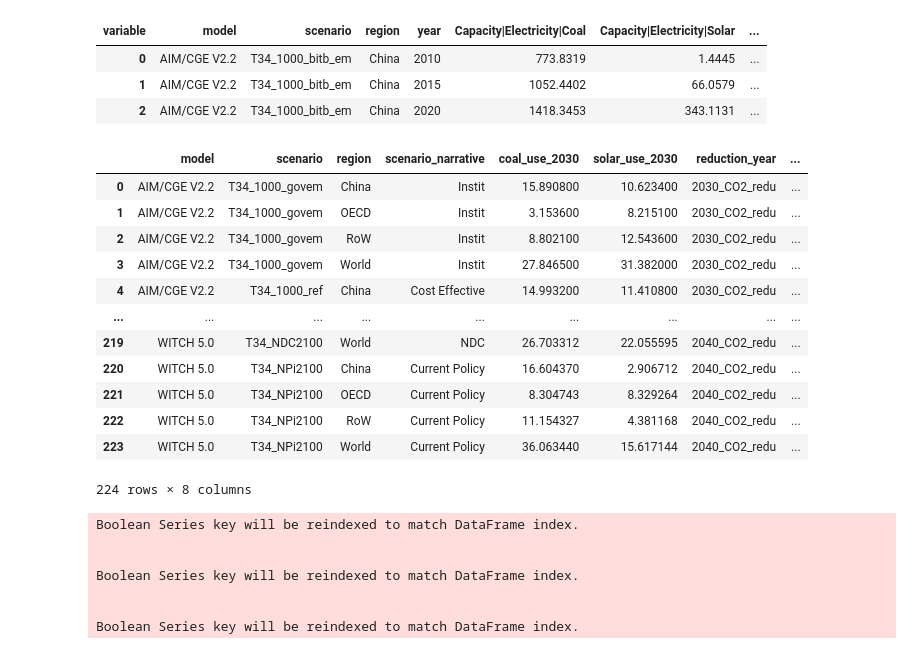
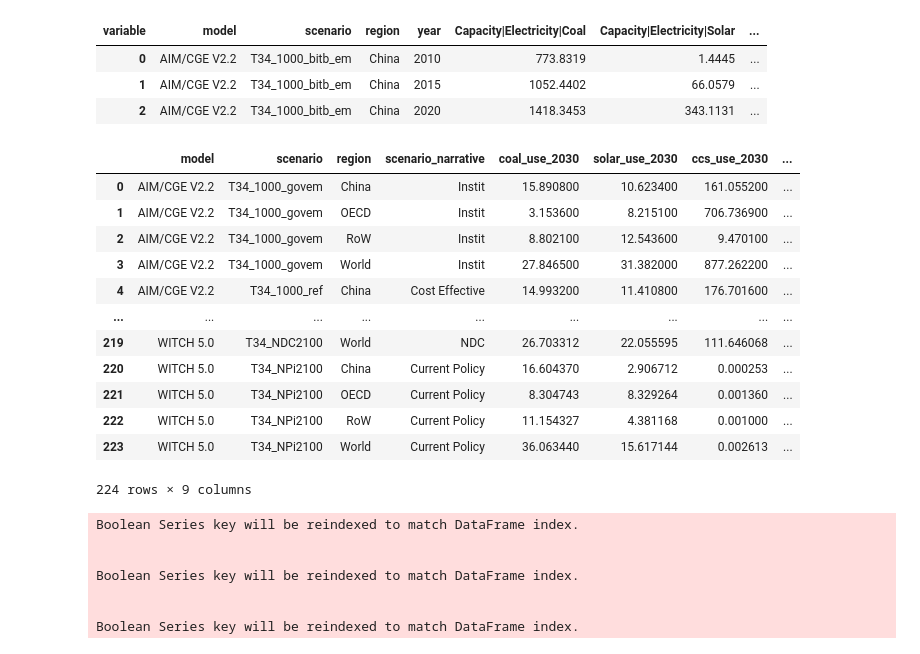
Before and after one commit to zyankarli/Feasibility_Tool, a Jupyter notebook: Tryout_Book.ipynb, the cells around one changed output. Cells and saved outputs as stored; diff of their text form; code cells hidden in the pictures.

```diff
--- a/Tryout_Book.ipynb
+++ b/Tryout_Book.ipynb
@@ -182,46 +182,53 @@ df.head(3)
 # %%
 #filter
 to_plot_df = df[(df['year'].isin([2020, 2030, 2040])) & (df["scenario"].isin(["T34_1000_ref", "T34_1000_govem","T34_NPi2100","T34_NDC2100"]))]
 
 #calculate reductions
 reductions_df = to_plot_df[["model", "scenario", "scenario_narrative", "region", 'year', "Emissions|CO2"]]
 reductions_df = pd.pivot(data=reductions_df, index=reductions_df.drop(['year', "Emissions|CO2"], axis=1).columns, columns = 'year', values = 'Emissions|CO2').reset_index()
 reductions_df["2030_CO2_redu"] = ( (reductions_df[2030] - reductions_df[2020]) / reductions_df[2020]) * -1 #multiplied with -1 to have positive values
 reductions_df["2040_CO2_redu"] = ((reductions_df[2040] - reductions_df[2020]) / reductions_df[2020]) * -1
 reductions_df.drop([2020, 2030, 2040], axis=1, inplace=True)
 
 #calculate capacities/usage for 2030
 coal_use_2030 = pd.pivot(data=to_plot_df, index=['model','scenario', 'region'], columns = 'year', values = 'Secondary Energy|Electricity|Coal').reset_index()[['model', 'scenario', 'region', 2030]]
 coal_use_2030.rename(columns={2030:"coal_use_2030"}, inplace=True)
 
 solar_use_2030 = pd.pivot(data=to_plot_df, index=['model','scenario', 'region'], columns = 'year', values = 'Secondary Energy|Electricity|Solar').reset_index()[['model', 'scenario', 'region', 2030]]
 solar_use_2030.rename(columns={2030:"solar_use_2030"}, inplace=True)
 
+ccs_use_2030 = pd.pivot(data=to_plot_df, index=['model','scenario', 'region'], columns = 'year', values = 'Carbon Sequestration|CCS').reset_index()[['model', 'scenario', 'region', 2030]]
+ccs_use_2030.rename(columns={2030:"ccs_use_2030"}, inplace=True) #unit 	Mt CO2/yr
+
+
+
 #merge
 to_plot_df = pd.merge(left=reductions_df, right=coal_use_2030, on=["model", "scenario", "region"])
 to_plot_df = pd.merge(left=to_plot_df, right=solar_use_2030, on=["model", "scenario", "region"])
+to_plot_df = pd.merge(left=to_plot_df, right=ccs_use_2030, on=["model", "scenario", "region"])
+
 
 # #make CO2 reduction longer for plotting purposes
 #reduce data
-to_plot_df = pd.melt(to_plot_df, id_vars=["model", 'scenario', 'region', 'scenario_narrative', 'coal_use_2030','solar_use_2030'],
+to_plot_df = pd.melt(to_plot_df, id_vars=["model", 'scenario', 'region', 'scenario_narrative', 'coal_use_2030','solar_use_2030', 'ccs_use_2030'],
                     value_vars=["2030_CO2_redu", "2040_CO2_redu"],
                     var_name='reduction_year', value_name='reduction_value')
 #TODO: Note: COFFEE doesn't have govem scenario
 to_plot_df
 # %% [output]
-|  | model | scenario | region | scenario_narrative | coal_use_2030 | solar_use_2030 | reduction_year | ... |
-| 0 | AIM/CGE V2.2 | T34_1000_govem | China | Instit | 15.890800 | 10.623400 | 2030_CO2_redu | ... |
-| 1 | AIM/CGE V2.2 | T34_1000_govem | OECD | Instit | 3.153600 | 8.215100 | 2030_CO2_redu | ... |
-| 2 | AIM/CGE V2.2 | T34_1000_govem | RoW | Instit | 8.802100 | 12.543600 | 2030_CO2_redu | ... |
-| 3 | AIM/CGE V2.2 | T34_1000_govem | World | Instit | 27.846500 | 31.382000 | 2030_CO2_redu | ... |
-| 4 | AIM/CGE V2.2 | T34_1000_ref | China | Cost Effective | 14.993200 | 11.410800 | 2030_CO2_redu | ... |
+|  | model | scenario | region | scenario_narrative | coal_use_2030 | solar_use_2030 | ccs_use_2030 | ... |
+| 0 | AIM/CGE V2.2 | T34_1000_govem | China | Instit | 15.890800 | 10.623400 | 161.055200 | ... |
+| 1 | AIM/CGE V2.2 | T34_1000_govem | OECD | Instit | 3.153600 | 8.215100 | 706.736900 | ... |
+| 2 | AIM/CGE V2.2 | T34_1000_govem | RoW | Instit | 8.802100 | 12.543600 | 9.470100 | ... |
+| 3 | AIM/CGE V2.2 | T34_1000_govem | World | Instit | 27.846500 | 31.382000 | 877.262200 | ... |
+| 4 | AIM/CGE V2.2 | T34_1000_ref | China | Cost Effective | 14.993200 | 11.410800 | 176.701600 | ... |
 | ... | ... | ... | ... | ... | ... | ... | ... | ... |
-| 219 | WITCH 5.0 | T34_NDC2100 | World | NDC | 26.703312 | 22.055595 | 2040_CO2_redu | ... |
-| 220 | WITCH 5.0 | T34_NPi2100 | China | Current Policy | 16.604370 | 2.906712 | 2040_CO2_redu | ... |
-| 221 | WITCH 5.0 | T34_NPi2100 | OECD | Current Policy | 8.304743 | 8.329264 | 2040_CO2_redu | ... |
-| 222 | WITCH 5.0 | T34_NPi2100 | RoW | Current Policy | 11.154327 | 4.381168 | 2040_CO2_redu | ... |
-| 223 | WITCH 5.0 | T34_NPi2100 | World | Current Policy | 36.063440 | 15.617144 | 2040_CO2_redu | ... |
+| 219 | WITCH 5.0 | T34_NDC2100 | World | NDC | 26.703312 | 22.055595 | 111.646068 | ... |
+| 220 | WITCH 5.0 | T34_NPi2100 | China | Current Policy | 16.604370 | 2.906712 | 0.000253 | ... |
+| 221 | WITCH 5.0 | T34_NPi2100 | OECD | Current Policy | 8.304743 | 8.329264 | 0.001360 | ... |
+| 222 | WITCH 5.0 | T34_NPi2100 | RoW | Current Policy | 11.154327 | 4.381168 | 0.001000 | ... |
+| 223 | WITCH 5.0 | T34_NPi2100 | World | Current Policy | 36.063440 | 15.617144 | 0.002613 | ... |
-224 rows × 8 columns
+224 rows × 9 columns
 # %%
 # GLOBAL 2030
 filter_df = to_plot_df[to_plot_df["region"] == "World"]
```
Also changed, not shown: parts of 3 cells of this notebook, 1 other file.
